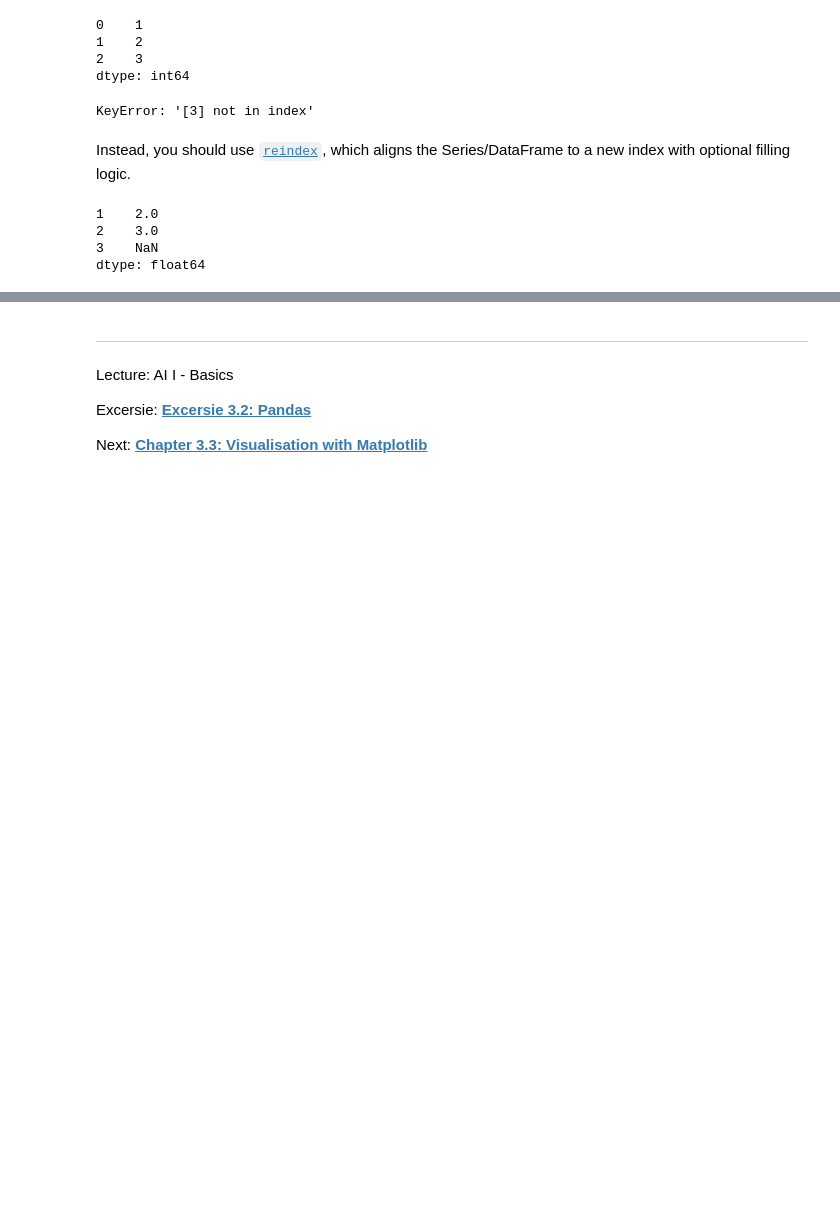
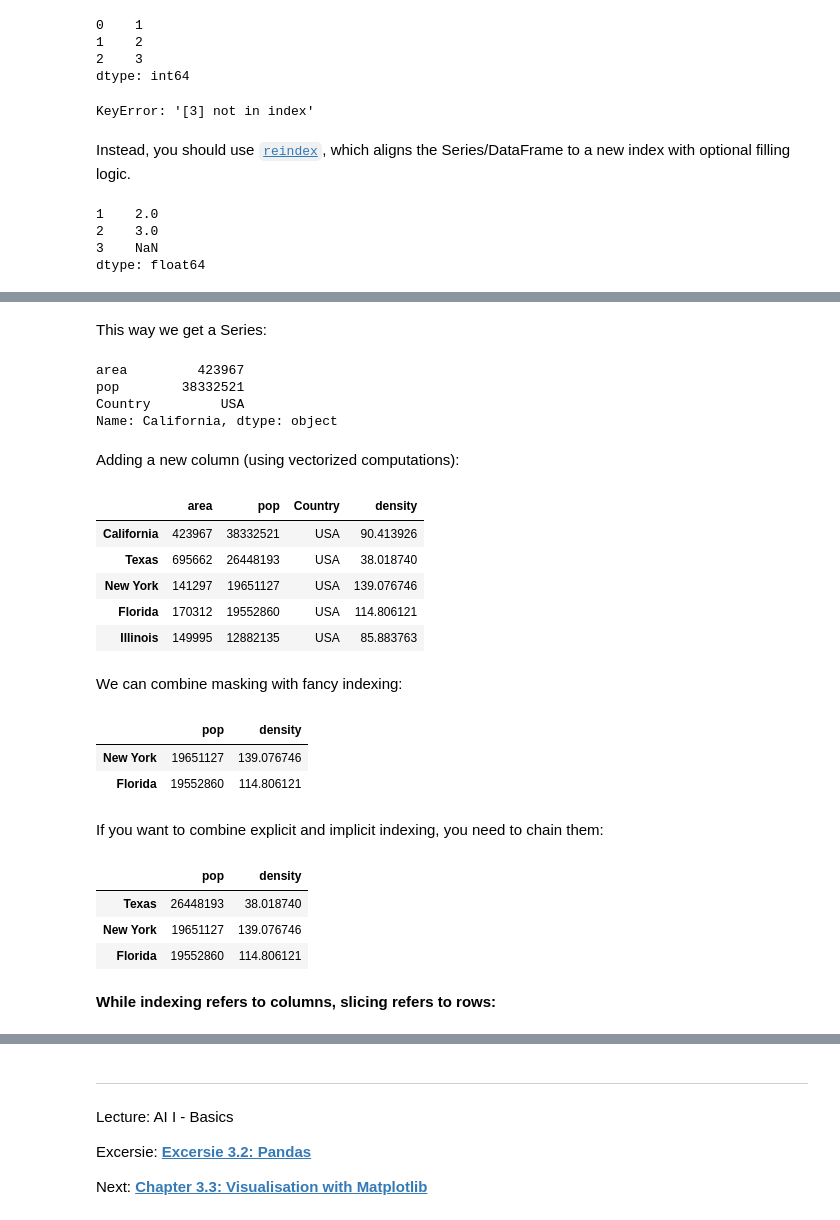
Before and after one commit to iLuckyW/lecture-ai-basics, a Jupyter notebook: chapter/03_data/02_pandas.ipynb, the cells around one changed output, grey strips where cells are left out. Cells and saved outputs as stored; diff of their text form; code cells hidden in the pictures; blank space fills up the shorter version.

```diff
--- a/chapter/03_data/02_pandas.ipynb
+++ b/chapter/03_data/02_pandas.ipynb
@@ -856,0 +863,17 @@ dtype: float64
+# %%
+area = pd.Series({
+    'California': 423967,
+    'Texas': 695662,
+    'New York': 141297,
+    'Florida': 170312,
+    'Illinois': 149995
+})
+pop = pd.Series({
+    'California': 38332521,
+    'Texas': 26448193,
+    'New York': 19651127,
+    'Florida': 19552860,
+    'Illinois': 12882135
+})
+data = pd.DataFrame({'area':area, 'pop':pop, 'Country':'USA'})
+data
@@ -856,0 +970,40 @@ dtype: float64
+# %% [markdown]
+This way we get a Series:
+# %%
+data.loc["California", :]
+# %% [output]
+area         423967
+pop        38332521
+Country         USA
+Name: California, dtype: object
+# %% [markdown]
+Adding a new column (using vectorized computations):
+# %%
+data['density'] = data['pop'] / data['area']
+data
+# %% [output]
+|  | area | pop | Country | density |
+| California | 423967 | 38332521 | USA | 90.413926 |
+| Texas | 695662 | 26448193 | USA | 38.018740 |
+| New York | 141297 | 19651127 | USA | 139.076746 |
+| Florida | 170312 | 19552860 | USA | 114.806121 |
+| Illinois | 149995 | 12882135 | USA | 85.883763 |
+# %% [markdown]
+We can combine masking with fancy indexing:
+# %%
+data.loc[data.density > 100, ['pop', 'density']]
+# %% [output]
+|  | pop | density |
+| New York | 19651127 | 139.076746 |
+| Florida | 19552860 | 114.806121 |
+# %% [markdown]
+If you want to combine explicit and implicit indexing, you need to chain them:
+# %%
+data.iloc[1:4].loc[:, ['pop', 'density']]
+# %% [output]
+|  | pop | density |
+| Texas | 26448193 | 38.018740 |
+| New York | 19651127 | 139.076746 |
+| Florida | 19552860 | 114.806121 |
+# %% [markdown]
+**While indexing refers to columns, slicing refers to rows:**
```
Also changed, not shown: parts of 24 cells of this notebook.
